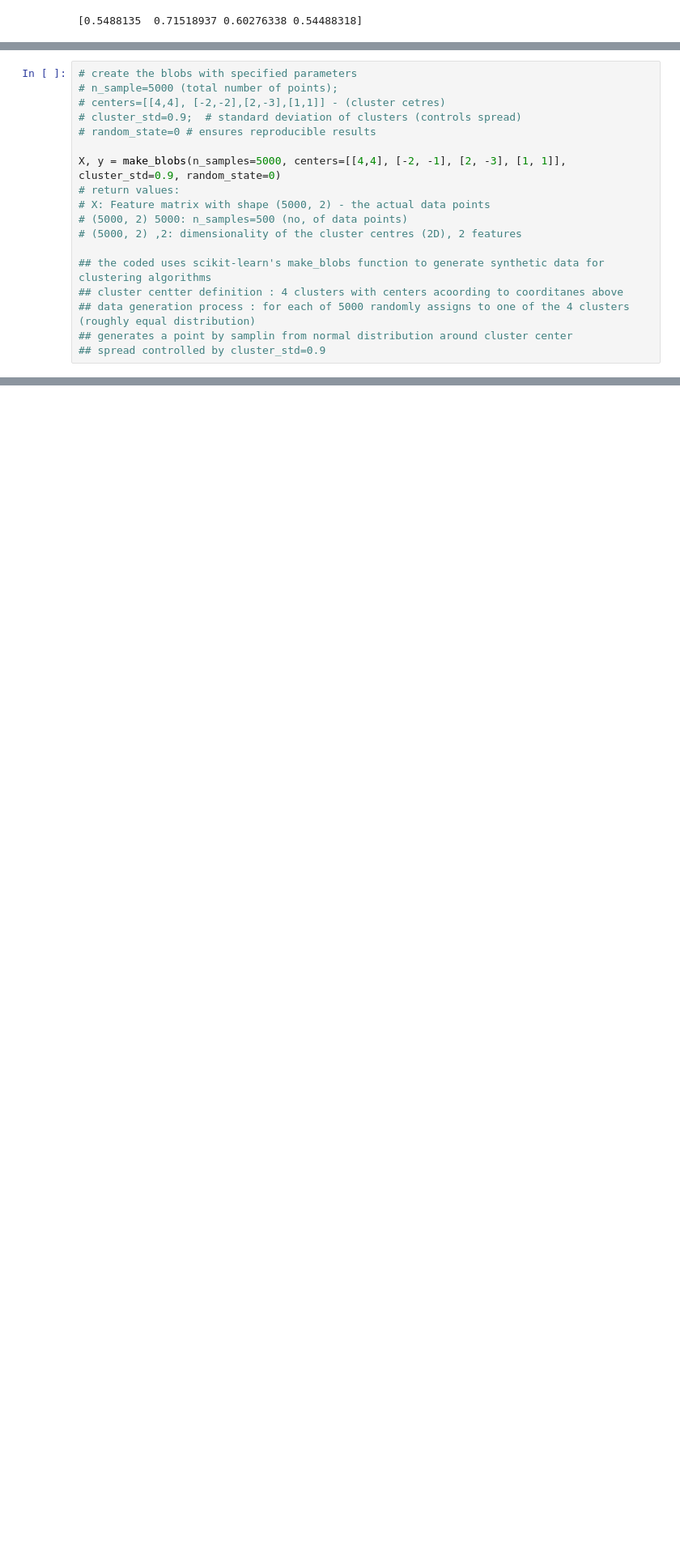
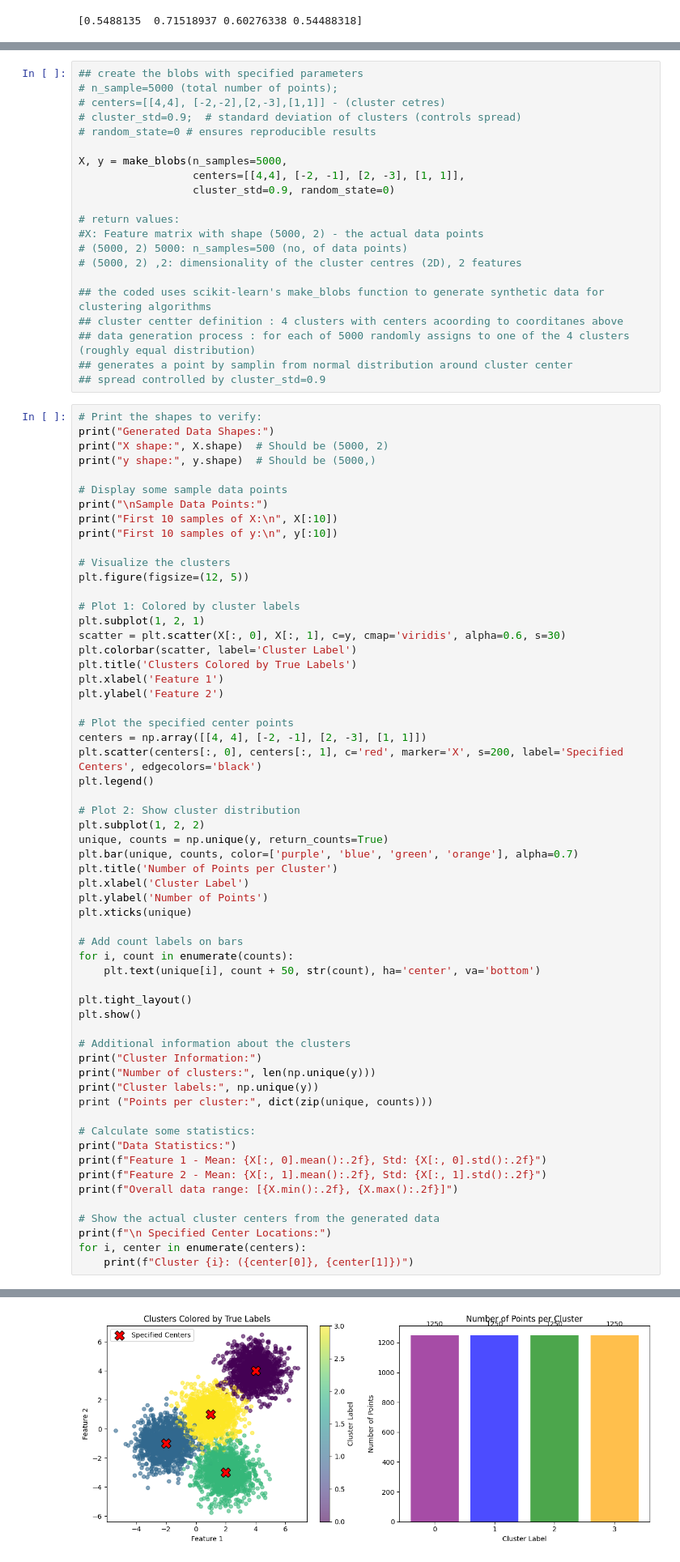
Before and after one commit to rberbenkova/lab-k-means-clustering, a Jupyter notebook: lab-k-means-clustering.ipynb, the cells around one changed output, grey strips where cells are left out. Shown at 81% size. Saved outputs shown, nothing was run; the diff lists cells and outputs as text; blank space fills up the shorter version.

```diff
--- a/lab-k-means-clustering.ipynb
+++ b/lab-k-means-clustering.ipynb
@@ -110,15 +167,18 @@ Next we will be making <i> random clusters </i> of points by using the <b> make_
     <ul> <li> The integer labels for cluster membership of each sample. </li> </ul>
 </ul>
 # %%
-# create the blobs with specified parameters
+## create the blobs with specified parameters
 # n_sample=5000 (total number of points);
 # centers=[[4,4], [-2,-2],[2,-3],[1,1]] - (cluster cetres)
 # cluster_std=0.9;  # standard deviation of clusters (controls spread)
 # random_state=0 # ensures reproducible results
 
-X, y = make_blobs(n_samples=5000, centers=[[4,4], [-2, -1], [2, -3], [1, 1]], cluster_std=0.9, random_state=0)
+X, y = make_blobs(n_samples=5000,
+                  centers=[[4,4], [-2, -1], [2, -3], [1, 1]],
+                  cluster_std=0.9, random_state=0)
+
 # return values:
-# X: Feature matrix with shape (5000, 2) - the actual data points
+#X: Feature matrix with shape (5000, 2) - the actual data points
 # (5000, 2) 5000: n_samples=500 (no, of data points)
 # (5000, 2) ,2: dimensionality of the cluster centres (2D), 2 features
 
@@ -127,3 +187,63 @@ X, y = make_blobs(n_samples=5000, centers=[[4,4], [-2, -1], [2, -3], [1, 1]], cl
 ## data generation process : for each of 5000 randomly assigns to one of the 4 clusters (roughly equal distribution)
 ## generates a point by samplin from normal distribution around cluster center
 ## spread controlled by cluster_std=0.9
+# %%
+# Print the shapes to verify:
+print("Generated Data Shapes:")
+print("X shape:", X.shape)  # Should be (5000, 2)
+print("y shape:", y.shape)  # Should be (5000,)
+
+# Display some sample data points
+print("\nSample Data Points:")
+print("First 10 samples of X:\n", X[:10])
+print("First 10 samples of y:\n", y[:10])
+
+# Visualize the clusters
+plt.figure(figsize=(12, 5))
+
+# Plot 1: Colored by cluster labels
+plt.subplot(1, 2, 1)
+scatter = plt.scatter(X[:, 0], X[:, 1], c=y, cmap='viridis', alpha=0.6, s=30)
+plt.colorbar(scatter, label='Cluster Label')
+plt.title('Clusters Colored by True Labels')
+plt.xlabel('Feature 1')
+plt.ylabel('Feature 2')
+
+# Plot the specified center points
+centers = np.array([[4, 4], [-2, -1], [2, -3], [1, 1]])
+plt.scatter(centers[:, 0], centers[:, 1], c='red', marker='X', s=200, label='Specified Centers', edgecolors='black')
+plt.legend()
+
+# Plot 2: Show cluster distribution
+plt.subplot(1, 2, 2)
+unique, counts = np.unique(y, return_counts=True)
+plt.bar(unique, counts, color=['purple', 'blue', 'green', 'orange'], alpha=0.7)
+plt.title('Number of Points per Cluster')
+plt.xlabel('Cluster Label')
+plt.ylabel('Number of Points')
+plt.xticks(unique)
+
+# Add count labels on bars
+for i, count in enumerate(counts):
+    plt.text(unique[i], count + 50, str(count), ha='center', va='bottom')
+
+plt.tight_layout()
+plt.show()
+
+# Additional information about the clusters
+print("Cluster Information:")
+print("Number of clusters:", len(np.unique(y)))
+print("Cluster labels:", np.unique(y))
+print ("Points per cluster:", dict(zip(unique, counts)))
+
+# Calculate some statistics:
+print("Data Statistics:")
+print(f"Feature 1 - Mean: {X[:, 0].mean():.2f}, Std: {X[:, 0].std():.2f}")
+print(f"Feature 2 - Mean: {X[:, 1].mean():.2f}, Std: {X[:, 1].std():.2f}")
+print(f"Overall data range: [{X.min():.2f}, {X.max():.2f}]")
+
+# Show the actual cluster centers from the generated data
+print(f"\n Specified Center Locations:")
+for i, center in enumerate(centers):
+    print(f"Cluster {i}: ({center[0]}, {center[1]})")
+# %% [output]
@@ -129,0 +268 @@ X, y = make_blobs(n_samples=5000, centers=[[4,4], [-2, -1], [2, -3], [1, 1]], cl
+[figure, added]
```
Also changed, not shown: parts of 35 cells of this notebook.
